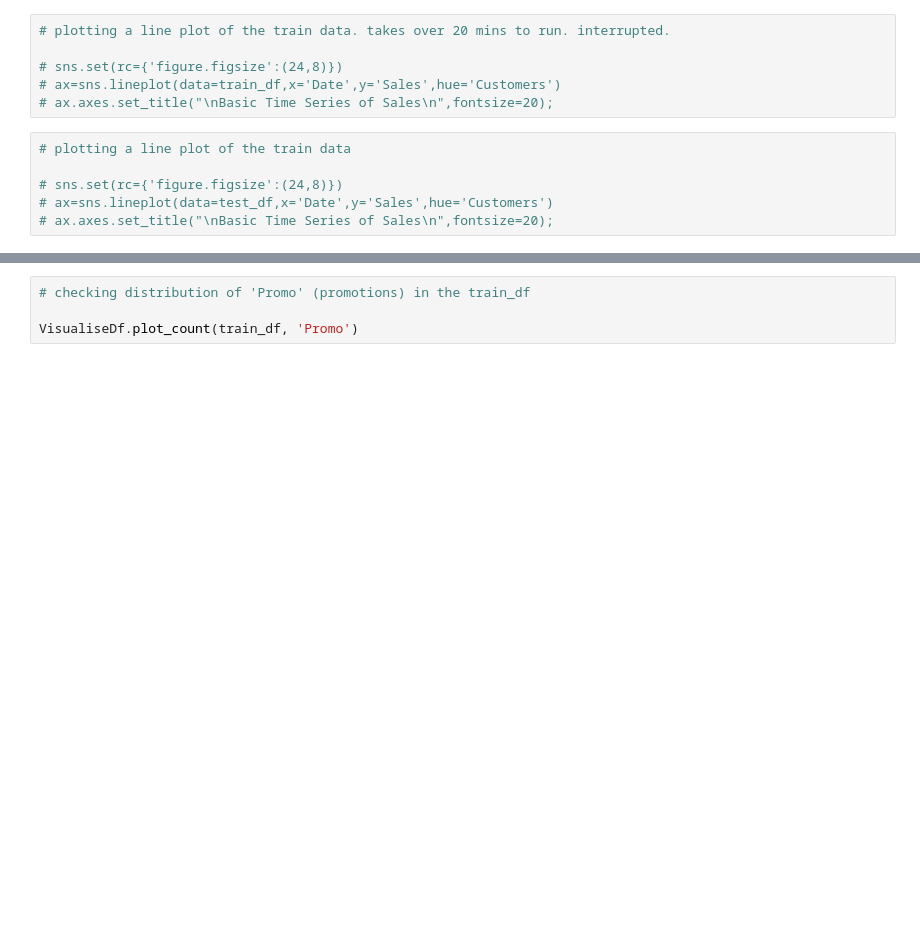
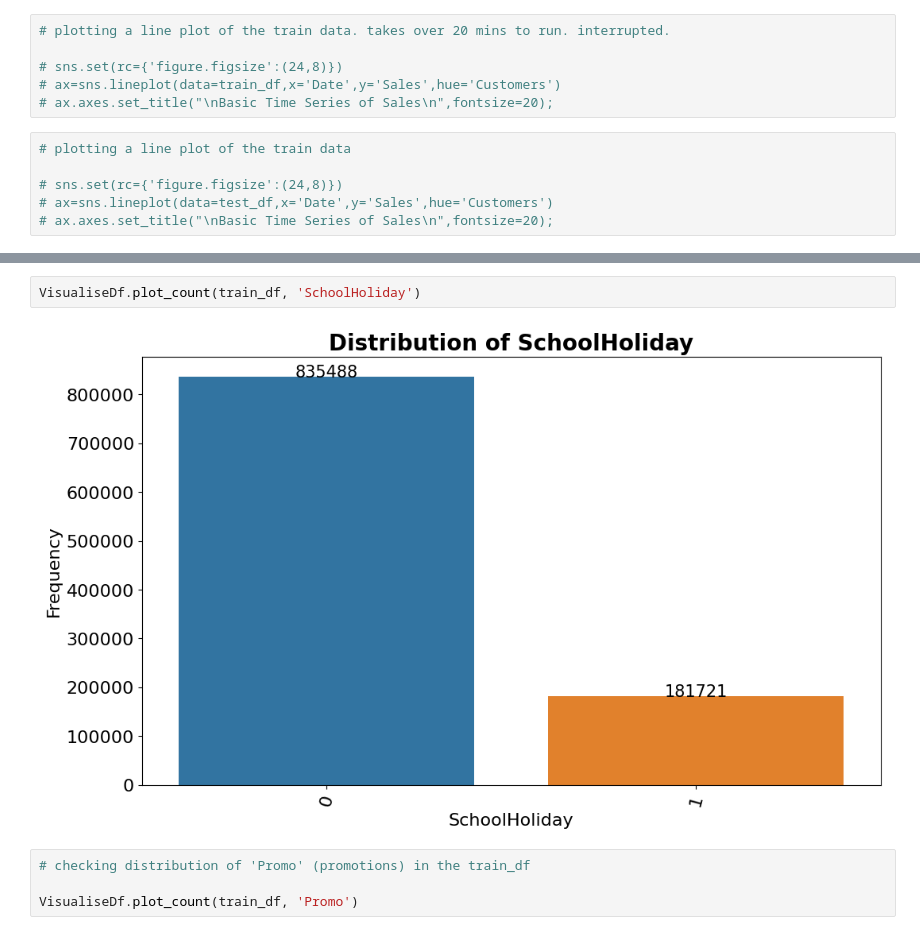
Before and after one commit to akrobi/timeseries_PharmaceuticalSalesPrediction, a Jupyter notebook: notebooks/eda.ipynb, the cells around one changed output, grey strips where cells are left out. Saved outputs shown, nothing was run; the diff lists cells and outputs as text; blank space fills up the shorter version.

```diff
--- a/notebooks/eda.ipynb
+++ b/notebooks/eda.ipynb
@@ -136,3 +247,7 @@ So far, here is what we can tell about the data:<br>
+# %%
+VisualiseDf.plot_count(train_df, 'SchoolHoliday')
+# %% [output]
+[figure, added]
 # %%
 # checking distribution of 'Promo' (promotions) in the train_df
 
```
Also changed, not shown: parts of 16 cells of this notebook.
